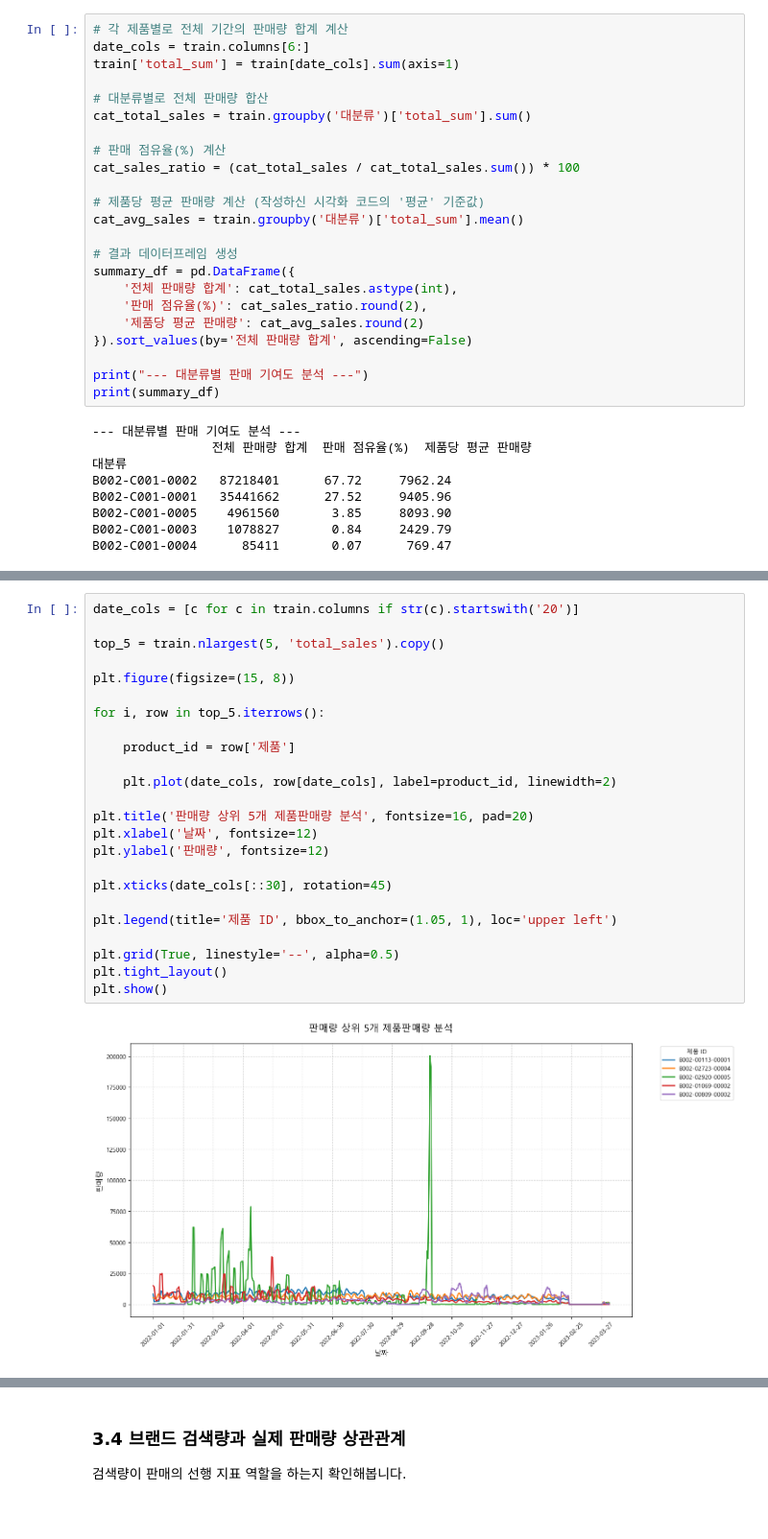
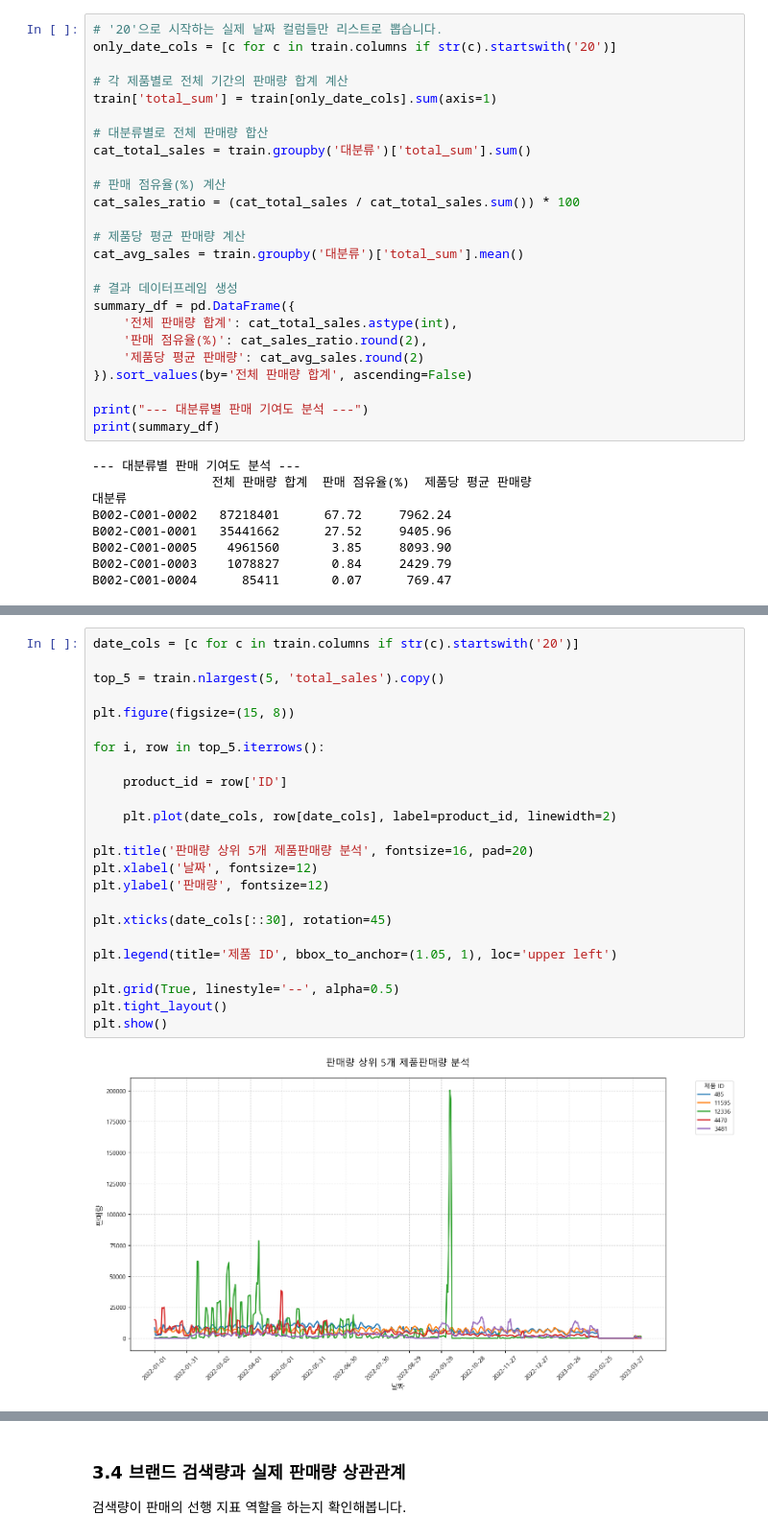
Before and after one commit to KittyNat123/Sales, a Jupyter notebook: 조규형/Sales_조규형2.ipynb, the cells around one changed output, grey strips where cells are left out. Shown at 96% size. Cells and saved outputs as stored; diff of their text form.

```diff
--- a/조규형/Sales_조규형2.ipynb
+++ b/조규형/Sales_조규형2.ipynb
@@ -249,8 +250,10 @@ plt.show()
 대분류별로 일일 평균 판매량을 시각화하여 판매 패턴의 차이를 확인합니다.
 # %%
+# '20'으로 시작하는 실제 날짜 컬럼들만 리스트로 뽑습니다.
+only_date_cols = [c for c in train.columns if str(c).startswith('20')]
+
 # 각 제품별로 전체 기간의 판매량 합계 계산
-date_cols = train.columns[6:]
-train['total_sum'] = train[date_cols].sum(axis=1)
+train['total_sum'] = train[only_date_cols].sum(axis=1)
 
 # 대분류별로 전체 판매량 합산
 cat_total_sales = train.groupby('대분류')['total_sum'].sum()
@@ -258,7 +261,7 @@ cat_total_sales = train.groupby('대분류')['total_sum'].sum()
 # 판매 점유율(%) 계산
 cat_sales_ratio = (cat_total_sales / cat_total_sales.sum()) * 100
 
-# 제품당 평균 판매량 계산 (작성하신 시각화 코드의 '평균' 기준값)
+# 제품당 평균 판매량 계산
 cat_avg_sales = train.groupby('대분류')['total_sum'].mean()
 
 # 결과 데이터프레임 생성
@@ -332,26 +383,26 @@ display(top_5[['제품', '대분류', 'total_sales']])
 # %%
 date_cols = [c for c in train.columns if str(c).startswith('20')]
 
 top_5 = train.nlargest(5, 'total_sales').copy()
 
 plt.figure(figsize=(15, 8))
 
 for i, row in top_5.iterrows():
 
-    product_id = row['제품']
+    product_id = row['ID']
 
     plt.plot(date_cols, row[date_cols], label=product_id, linewidth=2)
 
 plt.title('판매량 상위 5개 제품판매량 분석', fontsize=16, pad=20)
 plt.xlabel('날짜', fontsize=12)
 plt.ylabel('판매량', fontsize=12)
 
 plt.xticks(date_cols[::30], rotation=45)
 
 plt.legend(title='제품 ID', bbox_to_anchor=(1.05, 1), loc='upper left')
 
 plt.grid(True, linestyle='--', alpha=0.5)
 plt.tight_layout()
 plt.show()
 # %% [output]
-[figure, old version]
+[figure, new version]
```
Also changed, not shown: parts of 60 cells of this notebook.
